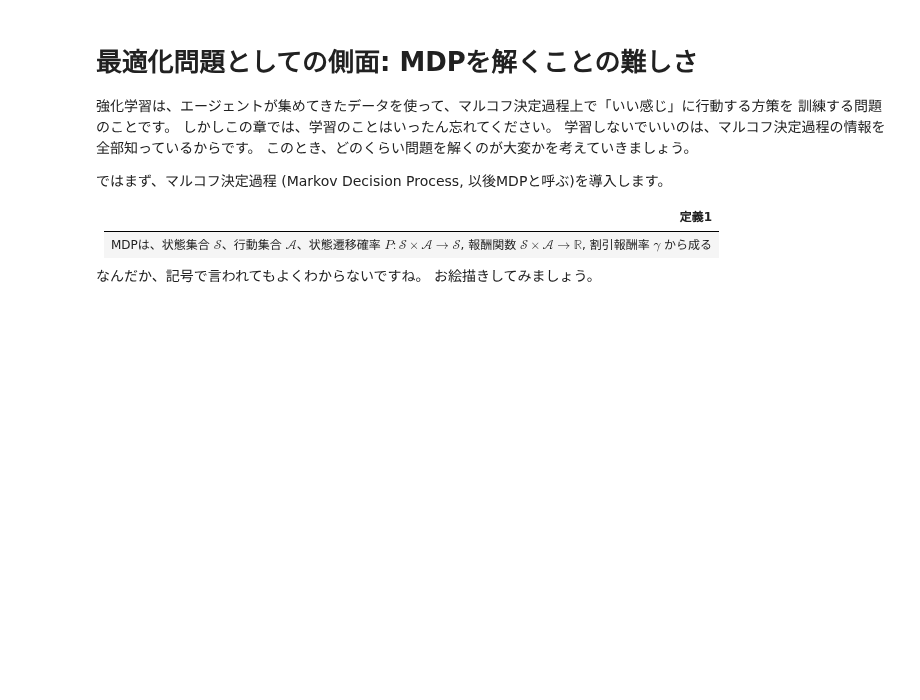
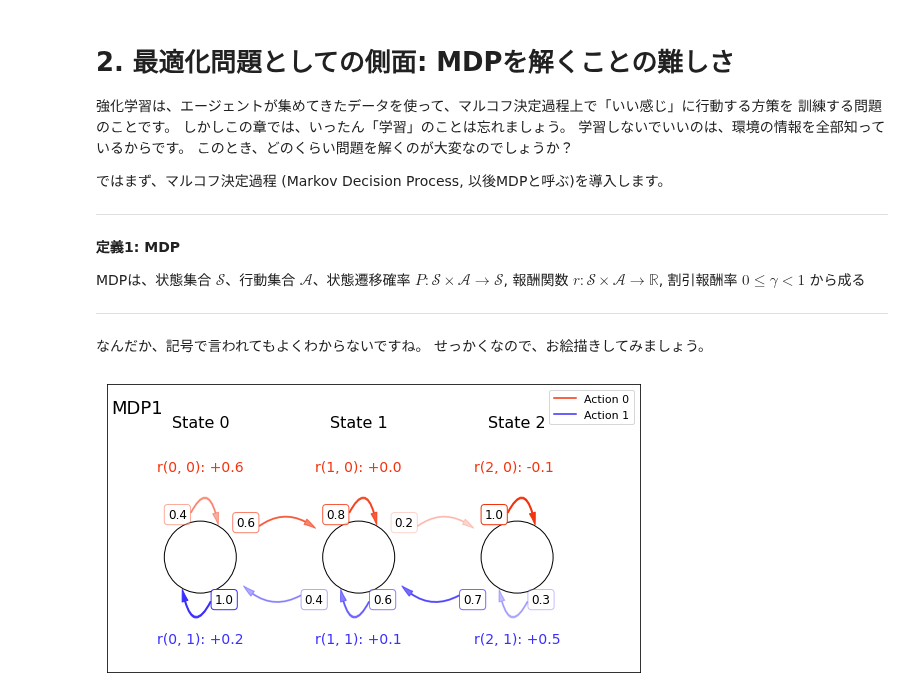
Before and after one commit to kngwyu/rlog, a Jupyter notebook: _notebooks/2020-12-20-understanding-what-makes-rl-difficult.ipynb, the cells around one changed output. Saved outputs shown, nothing was run; the diff lists cells and outputs as text; code cells hidden in the pictures; blank space fills up the shorter version.

```diff
--- a/_notebooks/2020-12-20-understanding-what-makes-rl-difficult.ipynb
+++ b/_notebooks/2020-12-20-understanding-what-makes-rl-difficult.ipynb
@@ -48,21 +63,24 @@ Alpha GOなど深層強化学習(Deep RL)の成功により、[対話システ
 
 [^1]: Suttonも[誤差逆伝播を使うのにはトリッキーな工夫が必要だ](http://incompleteideas.net/RL-FAQ.html#backpropagation)と言っています。
 # %% [markdown]
-# 最適化問題としての側面: MDPを解くことの難しさ
+# 2. 最適化問題としての側面: MDPを解くことの難しさ
 
 強化学習は、エージェントが集めてきたデータを使って、マルコフ決定過程上で「いい感じ」に行動する方策を
 訓練する問題のことです。
-しかしこの章では、学習のことはいったん忘れてください。
-学習しないでいいのは、マルコフ決定過程の情報を全部知っているからです。
-このとき、どのくらい問題を解くのが大変かを考えていきましょう。
+しかしこの章では、いったん「学習」のことは忘れましょう。
+学習しないでいいのは、環境の情報を全部知っているからです。
+このとき、どのくらい問題を解くのが大変なのでしょうか？
 
 ではまず、マルコフ決定過程 (Markov Decision Process, 以後MDPと呼ぶ)を導入します。
 
-| 定義1 |
-|:----------------------:|
-| MDPは、状態集合 $\mathcal{S}$、行動集合 $\mathcal{A}$、状態遷移確率 $P: \mathcal{S} \times \mathcal{A} \rightarrow \mathcal{S}$, 報酬関数 $\mathcal{S} \times \mathcal{A} \rightarrow \mathbb{R}$, 割引報酬率 $\gamma$ から成る|
+---
+**定義1: MDP**
+
+MDPは、状態集合 $\mathcal{S}$、行動集合 $\mathcal{A}$、状態遷移確率 $P: \mathcal{S} \times \mathcal{A} \rightarrow \mathcal{S}$, 報酬関数 $r: \mathcal{S} \times \mathcal{A} \rightarrow \mathbb{R}$, 割引報酬率 $0 \leq \gamma < 1$ から成る
+
+---
 
 なんだか、記号で言われてもよくわからないですね。
-お絵描きしてみましょう。
+せっかくなので、お絵描きしてみましょう。
 # %%
 # collapse-hide
@@ -250,6 +295,8 @@ class ChainMDP:
         return ax
 # %%
-mdp = ChainMDP(
-    [[0.6, 0.7], [0.2, 0.4], [0.3, 0.7]],
-    [[0.3, 0.2], [0.0, 0.1], [-0.1, 0.5]],
+mdp1 = ChainMDP(
+    [[0.6, 0.7], [0.2, 0.4], [0.3, 0.7]], [[0.6, 0.2], [0.0, 0.1], [-0.1, 0.5]]
 )
+ax = mdp1.show(title="MDP1")
+# %% [output]
+[figure, added]
```
Also changed, not shown: parts of 19 cells of this notebook.
